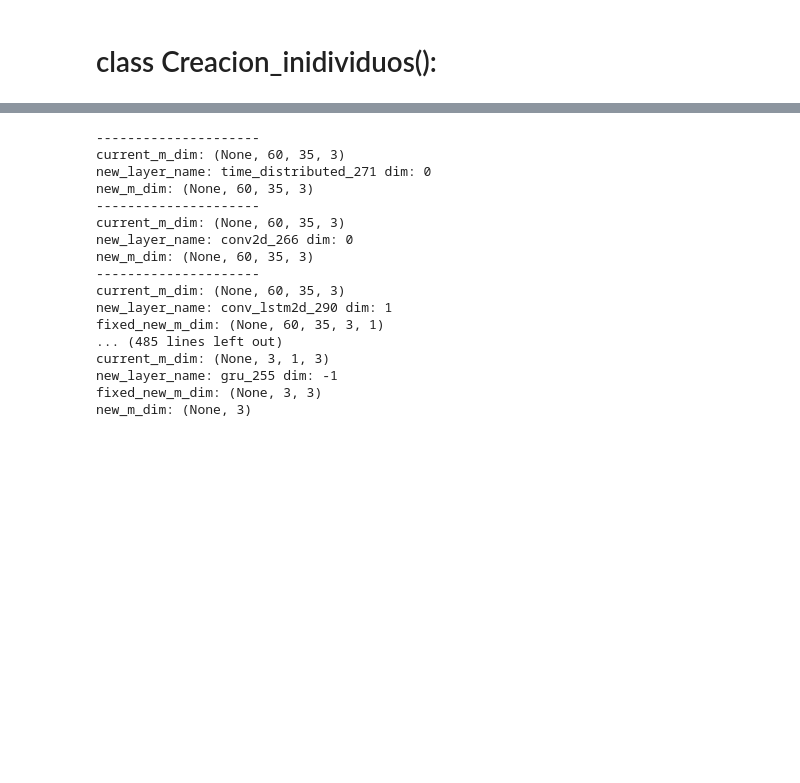
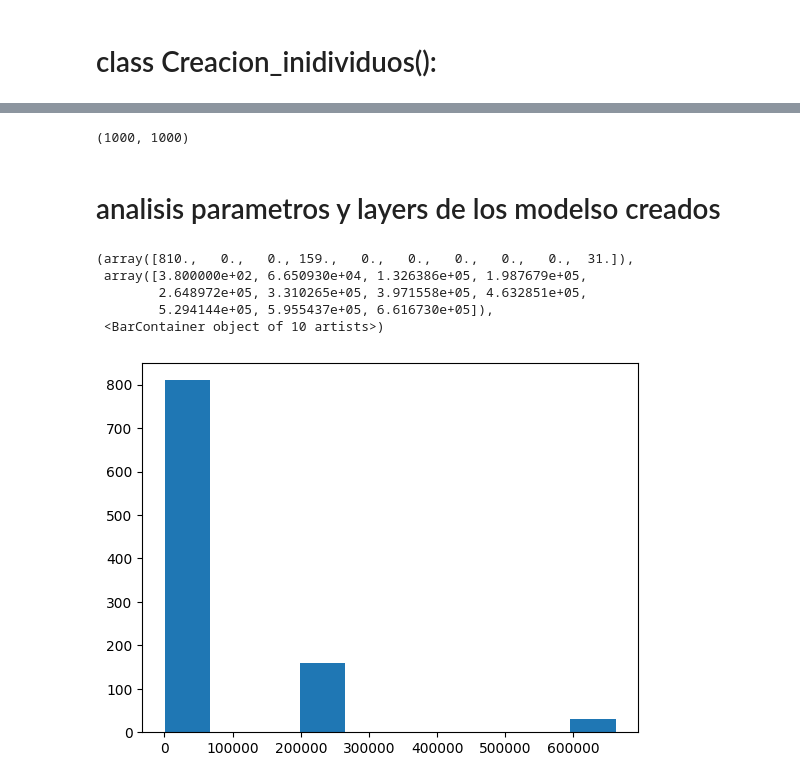
Before and after one commit to tintenderete/TFM, a Jupyter notebook: individuos2.ipynb, the cells around one changed output, grey strips where cells are left out. Cells and saved outputs as stored; diff of their text form; code cells hidden in the pictures; blank space fills up the shorter version.

```diff
--- a/individuos2.ipynb
+++ b/individuos2.ipynb
@@ -118,7 +53,8 @@ x = np.random.rand(100, 60, 35, 3)
 y = np.random.rand(100, 35)
 # %%
 # pongo -1 para que todos los individuos no tengan el mismo numero de capas, si sale -1 se corta la cadena
-individuos = np.random.randint(0, 8, (10, 10))
+individuos = np.random.randint(-1, 8, (1000, 10))
+#individuos = np.random.randint(0, 8, (1, 10))
 # %%
 ind = individuos[0]
 ind
@@ -127,4 +68,9 @@ array([1, 5, 2, 2, 3, 7, 4, 7, 1, 3])
 # %%
+debug = False
+estadisticas = True
+model_parametros_entrenables_totales = []
+model_layers_totales = []
+
 for ind in individuos:
 
   inputs = keras.Input(shape=(x.shape[1:]))
@@ -143,9 +89,10 @@ for ind in individuos:
       new_layer_dim = current_m_dim if dim_layer == -1 else dim_layer
       diferencia = new_layer_dim - current_m_dim
 
-      print("---------------------")
-      print("current_m_dim: " +  str(m.shape))
-      print("new_layer_name: " + str(new_layer.name) + " dim: " + str(diferencia))
+      if debug :
+        print("---------------------")
+        print("current_m_dim: " +  str(m.shape))
+        print("new_layer_name: " + str(new_layer.name) + " dim: " + str(diferencia))
 
 
 
@@ -164,11 +111,13 @@ for ind in individuos:
         new_layer_dim = current_m_dim if dim_layer == -1 else dim_layer
         diferencia = new_layer_dim - current_m_dim
 
-        print("fixed_new_m_dim: " +  str(m.shape))
+        if debug :
+          print("fixed_new_m_dim: " +  str(m.shape))
 
       m = new_layer(m)
 
-      print("new_m_dim: " +  str(m.shape))
+      if debug:
+        print("new_m_dim: " +  str(m.shape))
 
     else:
       break
@@ -182,21 +131,30 @@ for ind in individuos:
     optimizer=keras.optimizers.Adam(),
     metrics=["accuracy"],
   )
+
+  # ESTADISTICAS
+  if estadisticas:
+    total_params = sum([np.prod(v.get_shape()) for v in model.trainable_weights])
+    non_trainable_params = sum([np.prod(v.get_shape()) for v in model.non_trainable_weights])
+    trainable_params = total_params - non_trainable_params
+
+    model_parametros_entrenables_totales.append(trainable_params)
+
+    if debug:
+      print("Total params: ", total_params)
+      print("Trainable params: ", trainable_params)
+      print("Non-trainable params: ", non_trainable_params)
+
+    # Calcular el número de capas
+    num_layers = len(model.layers)
+
+    model_layers_totales.append(num_layers)
+
+    if debug:
+      print("Number of layers: ", num_layers)
-# %% [output]
----------------------
-current_m_dim: (None, 60, 35, 3)
-new_layer_name: time_distributed_271 dim: 0
-new_m_dim: (None, 60, 35, 3)
----------------------
-current_m_dim: (None, 60, 35, 3)
-new_layer_name: conv2d_266 dim: 0
-new_m_dim: (None, 60, 35, 3)
----------------------
-current_m_dim: (None, 60, 35, 3)
-new_layer_name: conv_lstm2d_290 dim: 1
-fixed_new_m_dim: (None, 60, 35, 3, 1)
-... (485 lines left out)
-current_m_dim: (None, 3, 1, 3)
-new_layer_name: gru_255 dim: -1
-fixed_new_m_dim: (None, 3, 3)
-new_m_dim: (None, 3)
+# %%
+len(model_parametros_entrenables_totales) , len(model_layers_totales)
+# %% [output]
+(1000, 1000)
+# %% [markdown]
+# analisis parametros y layers de los modelso creados
@@ -202,0 +163,9 @@ new_m_dim: (None, 3)
+# %%
+plt.hist(model_parametros_entrenables_totales)
+# %% [output]
+(array([810.,   0.,   0., 159.,   0.,   0.,   0.,   0.,   0.,  31.]),
+ array([3.800000e+02, 6.650930e+04, 1.326386e+05, 1.987679e+05,
+        2.648972e+05, 3.310265e+05, 3.971558e+05, 4.632851e+05,
+        5.294144e+05, 5.955437e+05, 6.616730e+05]),
+ <BarContainer object of 10 artists>)
+[figure, added]
```
Also changed, not shown: parts of 13 cells of this notebook.
